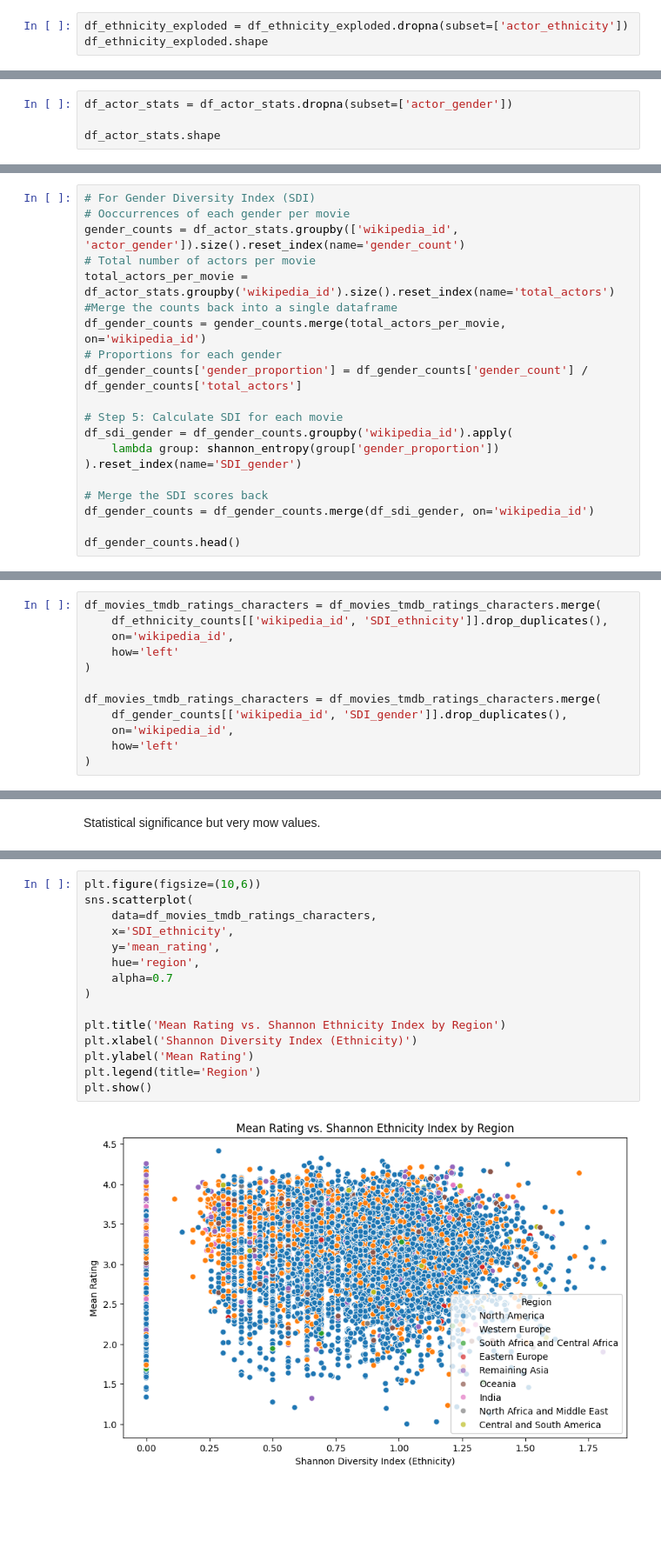
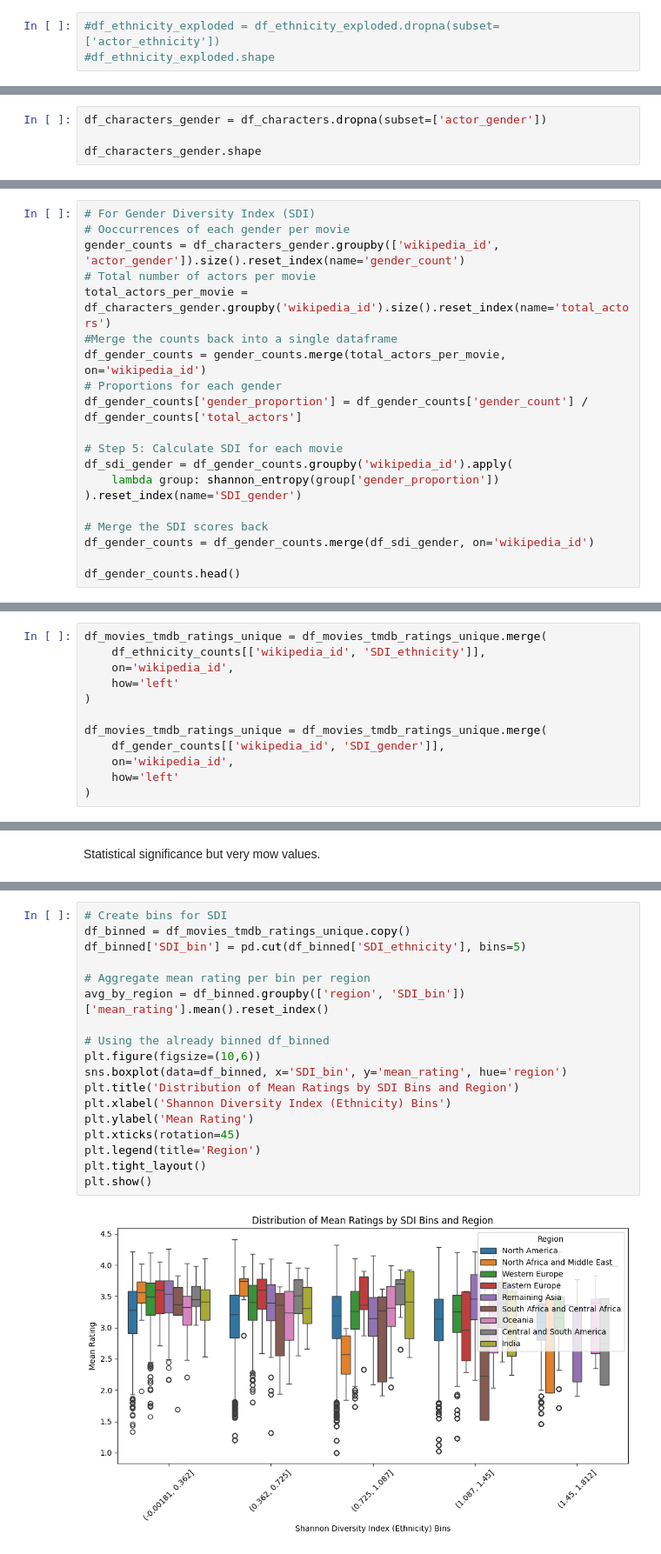
Before and after one commit to epfl-ada/ada-2024-project-majcj2024, a Jupyter notebook: results_meriam.ipynb, the cells around one changed output, grey strips where cells are left out. Shown at 87% size. Cells and saved outputs as stored; diff of their text form; blank space fills up the shorter version.

```diff
--- a/results_meriam.ipynb
+++ b/results_meriam.ipynb
@@ -625,3 +734,3 @@ df_ethnicity_exploded.shape
 # %%
-df_ethnicity_exploded = df_ethnicity_exploded.dropna(subset=['actor_ethnicity'])
-df_ethnicity_exploded.shape
+#df_ethnicity_exploded = df_ethnicity_exploded.dropna(subset=['actor_ethnicity'])
+#df_ethnicity_exploded.shape
@@ -725,5 +830,5 @@ df_actor_stats.shape
 # %%
-df_actor_stats = df_actor_stats.dropna(subset=['actor_gender'])
+df_characters_gender = df_characters.dropna(subset=['actor_gender'])
 
-df_actor_stats.shape
+df_characters_gender.shape
 # %% [output]
@@ -731,9 +836,9 @@ df_actor_stats.shape
 # %%
 # For Gender Diversity Index (SDI)
 # Ooccurrences of each gender per movie
-gender_counts = df_actor_stats.groupby(['wikipedia_id', 'actor_gender']).size().reset_index(name='gender_count')
+gender_counts = df_characters_gender.groupby(['wikipedia_id', 'actor_gender']).size().reset_index(name='gender_count')
 # Total number of actors per movie
-total_actors_per_movie = df_actor_stats.groupby('wikipedia_id').size().reset_index(name='total_actors')
+total_actors_per_movie = df_characters_gender.groupby('wikipedia_id').size().reset_index(name='total_actors')
 #Merge the counts back into a single dataframe
 df_gender_counts = gender_counts.merge(total_actors_per_movie, on='wikipedia_id')
 # Proportions for each gender
@@ -773,12 +880,12 @@ Here, many films cluster around a moderate to relatively high SDI (around 0.6–
 # %%
-df_movies_tmdb_ratings_characters = df_movies_tmdb_ratings_characters.merge(
-    df_ethnicity_counts[['wikipedia_id', 'SDI_ethnicity']].drop_duplicates(),
+df_movies_tmdb_ratings_unique = df_movies_tmdb_ratings_unique.merge(
+    df_ethnicity_counts[['wikipedia_id', 'SDI_ethnicity']],
     on='wikipedia_id',
     how='left'
 )
 
-df_movies_tmdb_ratings_characters = df_movies_tmdb_ratings_characters.merge(
-    df_gender_counts[['wikipedia_id', 'SDI_gender']].drop_duplicates(),
+df_movies_tmdb_ratings_unique = df_movies_tmdb_ratings_unique.merge(
+    df_gender_counts[['wikipedia_id', 'SDI_gender']],
     on='wikipedia_id',
     how='left'
 )
@@ -864,17 +976,20 @@ plt.show()
 # %%
+# Create bins for SDI
+df_binned = df_movies_tmdb_ratings_unique.copy()
+df_binned['SDI_bin'] = pd.cut(df_binned['SDI_ethnicity'], bins=5)
+
+# Aggregate mean rating per bin per region
+avg_by_region = df_binned.groupby(['region', 'SDI_bin'])['mean_rating'].mean().reset_index()
+
+# Using the already binned df_binned
 plt.figure(figsize=(10,6))
-sns.scatterplot(
-    data=df_movies_tmdb_ratings_characters,
-    x='SDI_ethnicity',
-    y='mean_rating',
-    hue='region',
-    alpha=0.7
-)
-
-plt.title('Mean Rating vs. Shannon Ethnicity Index by Region')
-plt.xlabel('Shannon Diversity Index (Ethnicity)')
+sns.boxplot(data=df_binned, x='SDI_bin', y='mean_rating', hue='region')
+plt.title('Distribution of Mean Ratings by SDI Bins and Region')
+plt.xlabel('Shannon Diversity Index (Ethnicity) Bins')
 plt.ylabel('Mean Rating')
+plt.xticks(rotation=45)
 plt.legend(title='Region')
+plt.tight_layout()
 plt.show()
 # %% [output]
-[figure, old version]
+[figure, new version]
```
Also changed, not shown: parts of 74 cells of this notebook.
